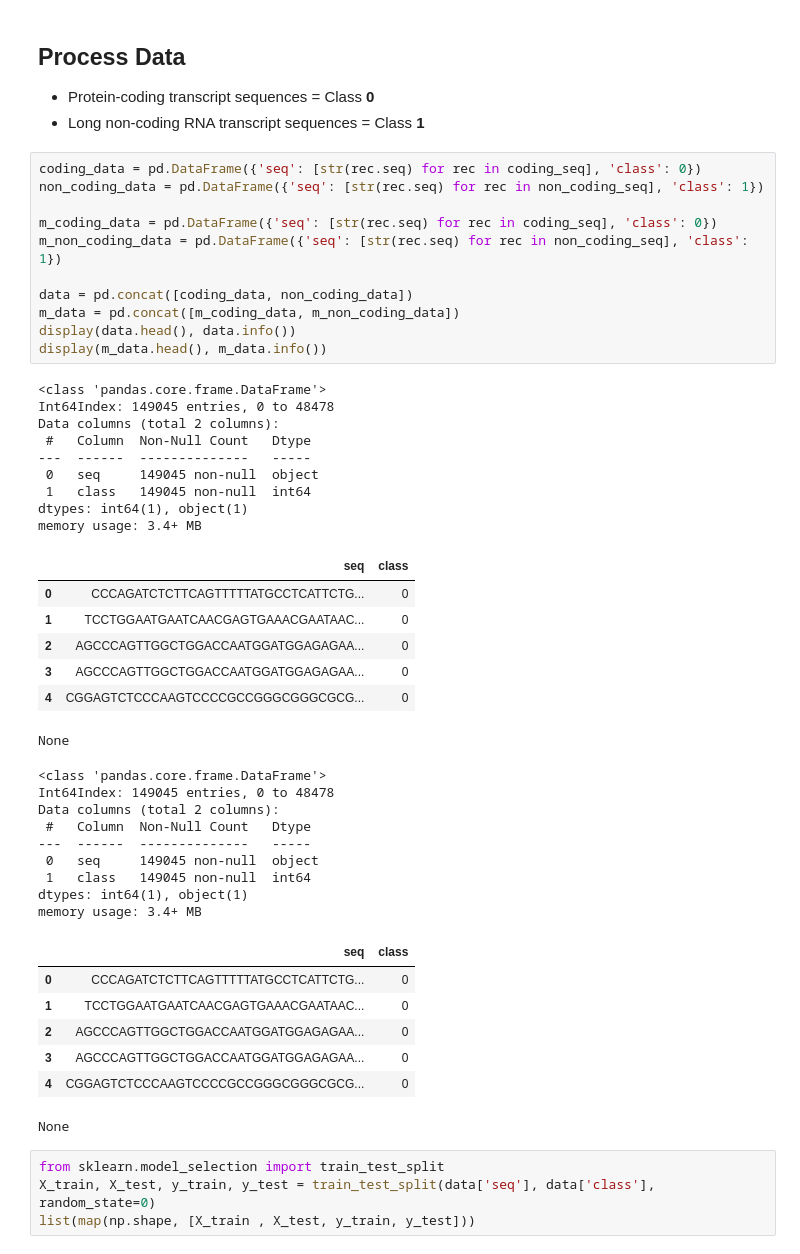
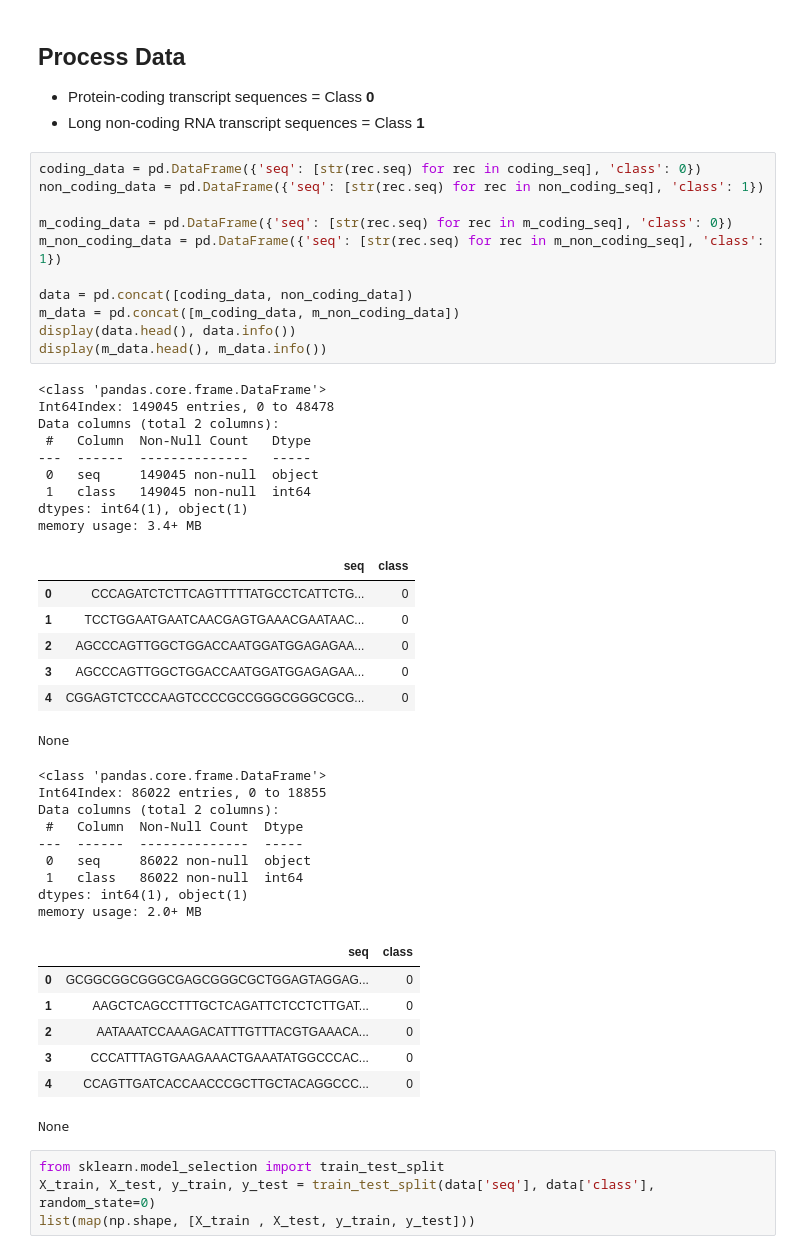
Before and after one commit to ThewBear/biomedical-engineering, a Jupyter notebook: gencode_bin_classification_human_mouse.ipynb, the cells around one changed output. Cells and saved outputs as stored; diff of their text form.

```diff
--- a/gencode_bin_classification_human_mouse.ipynb
+++ b/gencode_bin_classification_human_mouse.ipynb
@@ -66,46 +66,46 @@ Mouse Non-Coding: 18856
 # %%
 coding_data = pd.DataFrame({'seq': [str(rec.seq) for rec in coding_seq], 'class': 0})
 non_coding_data = pd.DataFrame({'seq': [str(rec.seq) for rec in non_coding_seq], 'class': 1})
 
-m_coding_data = pd.DataFrame({'seq': [str(rec.seq) for rec in coding_seq], 'class': 0})
-m_non_coding_data = pd.DataFrame({'seq': [str(rec.seq) for rec in non_coding_seq], 'class': 1})
+m_coding_data = pd.DataFrame({'seq': [str(rec.seq) for rec in m_coding_seq], 'class': 0})
+m_non_coding_data = pd.DataFrame({'seq': [str(rec.seq) for rec in m_non_coding_seq], 'class': 1})
 
 data = pd.concat([coding_data, non_coding_data])
 m_data = pd.concat([m_coding_data, m_non_coding_data])
 display(data.head(), data.info())
 display(m_data.head(), m_data.info())
 # %% [output]
 <class 'pandas.core.frame.DataFrame'>
 Int64Index: 149045 entries, 0 to 48478
 Data columns (total 2 columns):
  #   Column  Non-Null Count   Dtype
 ---  ------  --------------   -----
  0   seq     149045 non-null  object
  1   class   149045 non-null  int64
 dtypes: int64(1), object(1)
 memory usage: 3.4+ MB
 |  | seq | class |
 | 0 | CCCAGATCTCTTCAGTTTTTATGCCTCATTCTG... | 0 |
 | 1 | TCCTGGAATGAATCAACGAGTGAAACGAATAAC... | 0 |
 | 2 | AGCCCAGTTGGCTGGACCAATGGATGGAGAGAA... | 0 |
 | 3 | AGCCCAGTTGGCTGGACCAATGGATGGAGAGAA... | 0 |
 | 4 | CGGAGTCTCCCAAGTCCCCGCCGGGCGGGCGCG... | 0 |
 None
 <class 'pandas.core.frame.DataFrame'>
-Int64Index: 149045 entries, 0 to 48478
+Int64Index: 86022 entries, 0 to 18855
 Data columns (total 2 columns):
- #   Column  Non-Null Count   Dtype
----  ------  --------------   -----
- 0   seq     149045 non-null  object
- 1   class   149045 non-null  int64
+ #   Column  Non-Null Count  Dtype
+---  ------  --------------  -----
+ 0   seq     86022 non-null  object
+ 1   class   86022 non-null  int64
 dtypes: int64(1), object(1)
-memory usage: 3.4+ MB
+memory usage: 2.0+ MB
 |  | seq | class |
-| 0 | CCCAGATCTCTTCAGTTTTTATGCCTCATTCTG... | 0 |
-| 1 | TCCTGGAATGAATCAACGAGTGAAACGAATAAC... | 0 |
-| 2 | AGCCCAGTTGGCTGGACCAATGGATGGAGAGAA... | 0 |
-| 3 | AGCCCAGTTGGCTGGACCAATGGATGGAGAGAA... | 0 |
-| 4 | CGGAGTCTCCCAAGTCCCCGCCGGGCGGGCGCG... | 0 |
+| 0 | GCGGCGGCGGGCGAGCGGGCGCTGGAGTAGGAG... | 0 |
+| 1 | AAGCTCAGCCTTTGCTCAGATTCTCCTCTTGAT... | 0 |
+| 2 | AATAAATCCAAAGACATTTGTTTACGTGAAACA... | 0 |
+| 3 | CCCATTTAGTGAAGAAACTGAAATATGGCCCAC... | 0 |
+| 4 | CCAGTTGATCACCAACCCGCTTGCTACAGGCCC... | 0 |
 None
 # %%
 from sklearn.model_selection import train_test_split
```
Also changed, not shown: parts of 8 cells of this notebook.
